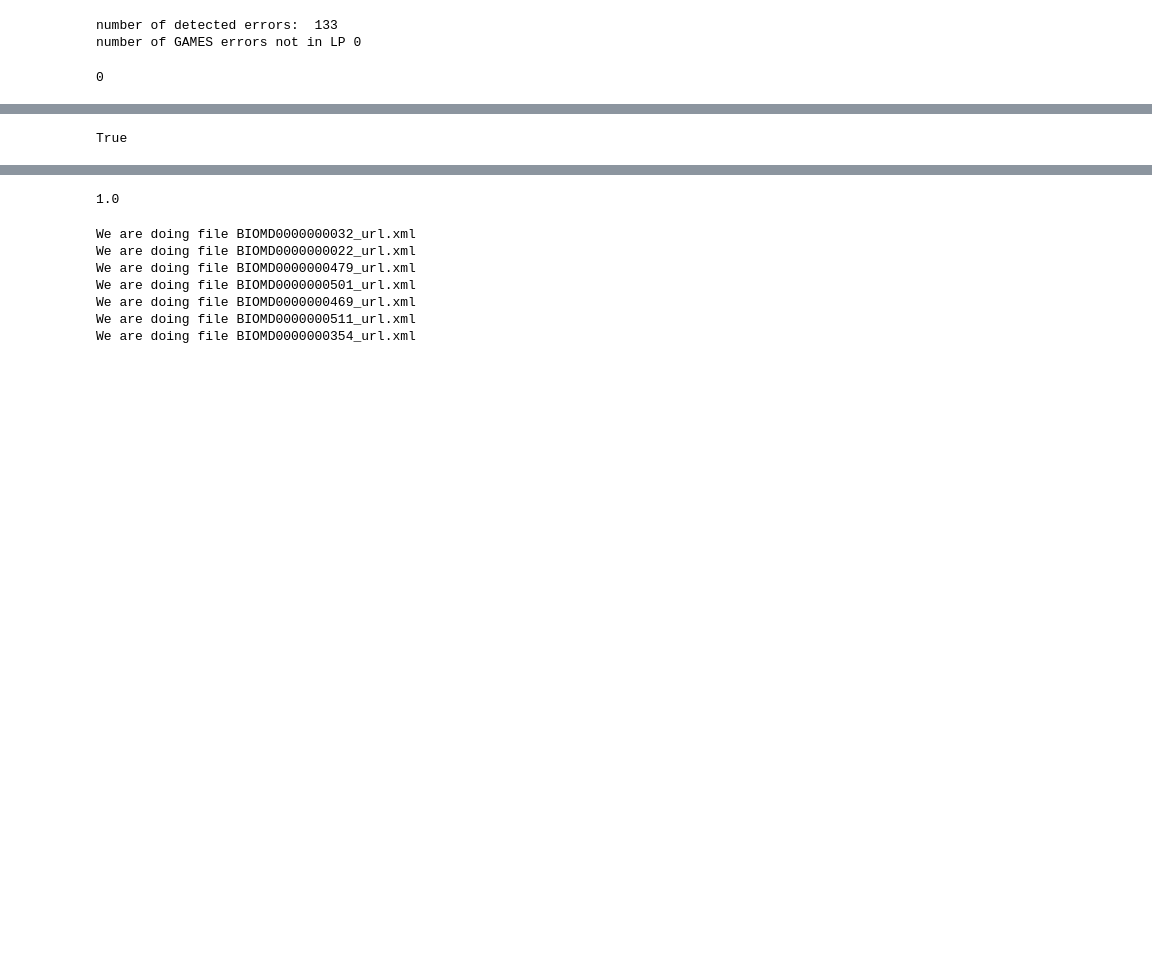
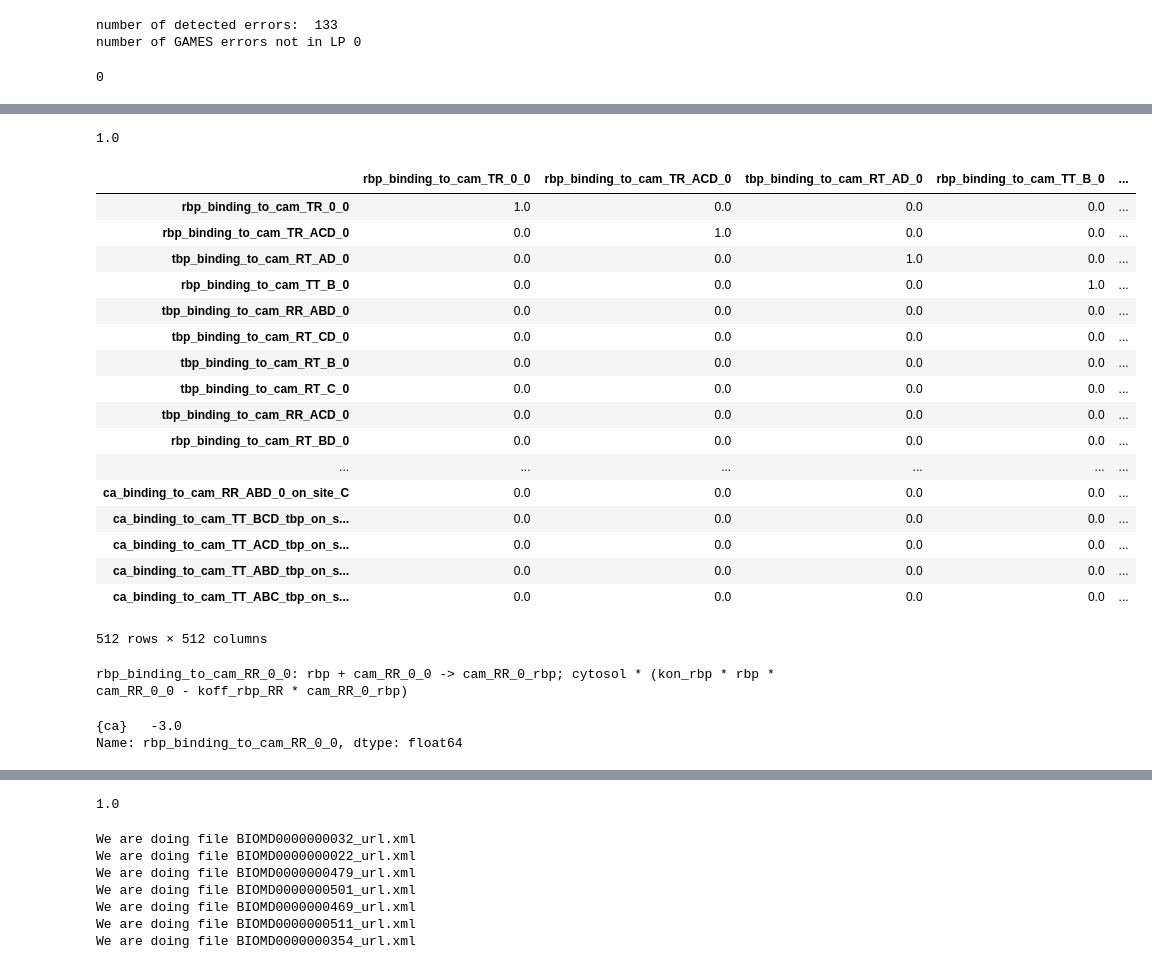
Before and after one commit to ModelEngineering/SBMLLint, a Jupyter notebook: notebook/run_statistics.ipynb, the cells around one changed output, grey strips where cells are left out. Cells and saved outputs as stored; diff of their text form; code cells hidden in the pictures; blank space fills up the shorter version.

```diff
--- a/notebook/run_statistics.ipynb
+++ b/notebook/run_statistics.ipynb
@@ -362,4 +386,34 @@ Type III error:  []
 # %%
-np.isfinite(np.linalg.cond(m.lower))
+np.linalg.det(m.lower)
 # %% [output]
-True
+1.0
+# %%
+m.lower_inverse
+# %% [output]
+|  | rbp_binding_to_cam_TR_0_0 | rbp_binding_to_cam_TR_ACD_0 | tbp_binding_to_cam_RT_AD_0 | rbp_binding_to_cam_TT_B_0 | ... |
+| rbp_binding_to_cam_TR_0_0 | 1.0 | 0.0 | 0.0 | 0.0 | ... |
+| rbp_binding_to_cam_TR_ACD_0 | 0.0 | 1.0 | 0.0 | 0.0 | ... |
+| tbp_binding_to_cam_RT_AD_0 | 0.0 | 0.0 | 1.0 | 0.0 | ... |
+| rbp_binding_to_cam_TT_B_0 | 0.0 | 0.0 | 0.0 | 1.0 | ... |
+| tbp_binding_to_cam_RR_ABD_0 | 0.0 | 0.0 | 0.0 | 0.0 | ... |
+| tbp_binding_to_cam_RT_CD_0 | 0.0 | 0.0 | 0.0 | 0.0 | ... |
+| tbp_binding_to_cam_RT_B_0 | 0.0 | 0.0 | 0.0 | 0.0 | ... |
+| tbp_binding_to_cam_RT_C_0 | 0.0 | 0.0 | 0.0 | 0.0 | ... |
+| tbp_binding_to_cam_RR_ACD_0 | 0.0 | 0.0 | 0.0 | 0.0 | ... |
+| rbp_binding_to_cam_RT_BD_0 | 0.0 | 0.0 | 0.0 | 0.0 | ... |
+| ... | ... | ... | ... | ... | ... |
+| ca_binding_to_cam_RR_ABD_0_on_site_C | 0.0 | 0.0 | 0.0 | 0.0 | ... |
+| ca_binding_to_cam_TT_BCD_tbp_on_s... | 0.0 | 0.0 | 0.0 | 0.0 | ... |
+| ca_binding_to_cam_TT_ACD_tbp_on_s... | 0.0 | 0.0 | 0.0 | 0.0 | ... |
+| ca_binding_to_cam_TT_ABD_tbp_on_s... | 0.0 | 0.0 | 0.0 | 0.0 | ... |
+| ca_binding_to_cam_TT_ABC_tbp_on_s... | 0.0 | 0.0 | 0.0 | 0.0 | ... |
+512 rows × 512 columns
+# %%
+simple.getReaction("rbp_binding_to_cam_RR_0_0")
+# %% [output]
+rbp_binding_to_cam_RR_0_0: rbp + cam_RR_0_0 -> cam_RR_0_rbp; cytosol * (kon_rbp * rbp * cam_RR_0_0 - koff_rbp_RR * cam_RR_0_rbp)
+# %%
+op_series[pd.Series.to_numpy(op_series).nonzero()[0]]
+# %% [output]
+{ca}   -3.0
+Name: rbp_binding_to_cam_RR_0_0, dtype: float64
```
Also changed, not shown: parts of 31 cells of this notebook, 4 other files.
